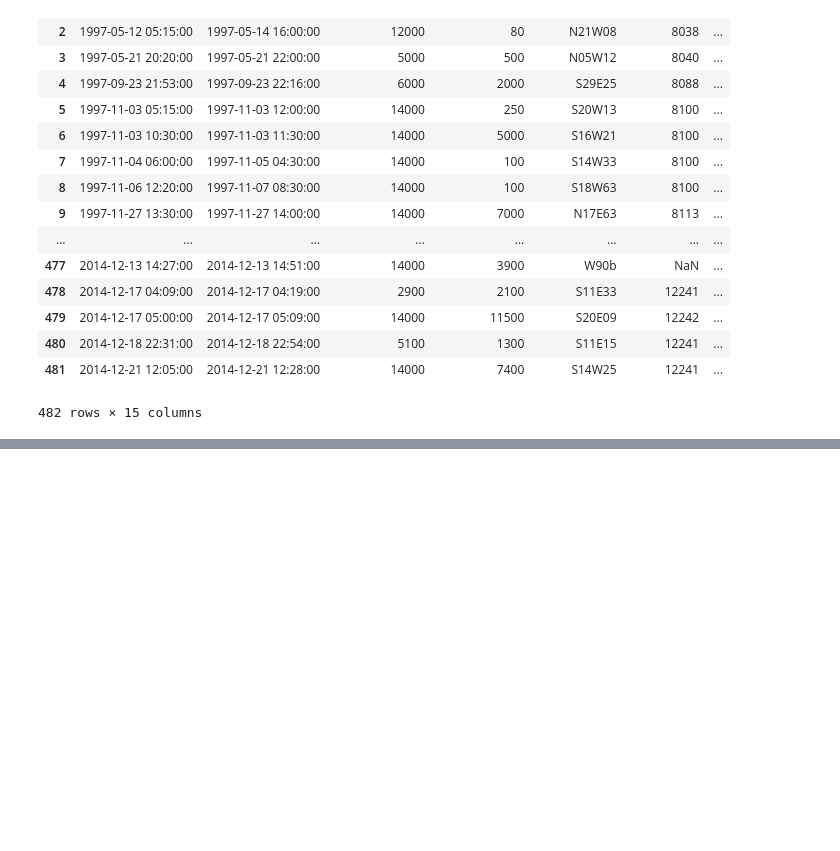
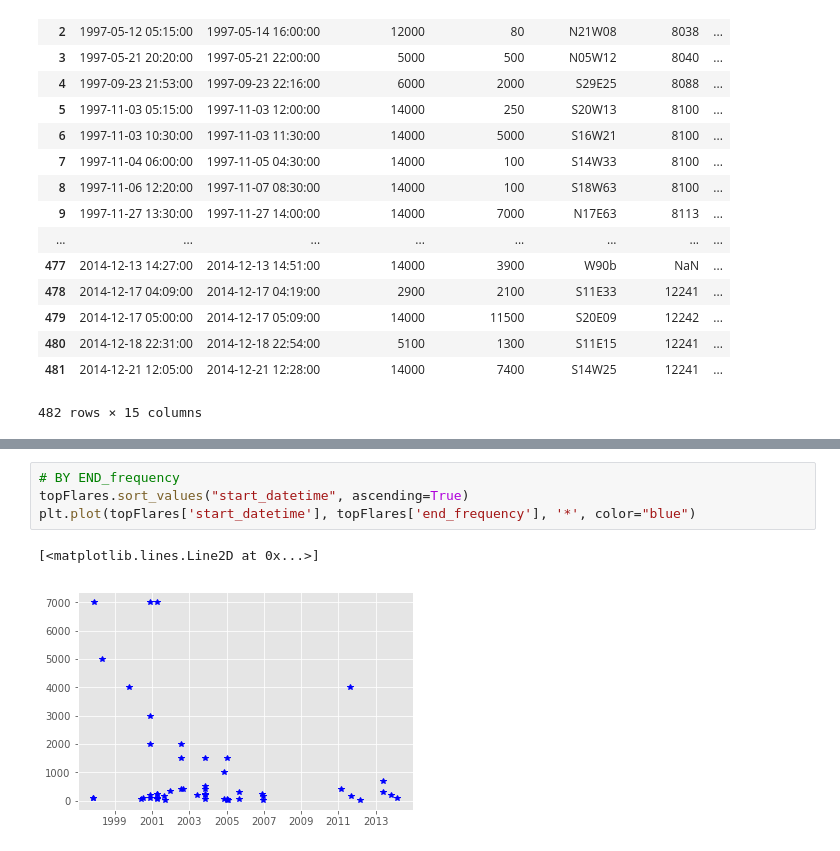
Before and after one commit to mhipona/cmsc320-mhipona, a Jupyter notebook: project1/Project1.ipynb, the cells around one changed output, grey strips where cells are left out. Cells and saved outputs as stored; diff of their text form; blank space fills up the shorter version.

```diff
--- a/project1/Project1.ipynb
+++ b/project1/Project1.ipynb
@@ -334,0 +349,7 @@ out_table1
+# %%
+# BY END_frequency
+topFlares.sort_values("start_datetime", ascending=True)
+plt.plot(topFlares['start_datetime'], topFlares['end_frequency'], '*', color="blue")
+# %% [output]
+[<matplotlib.lines.Line2D at 0x...>]
+[figure, added]
```
Also changed, not shown: parts of 3 cells of this notebook.
